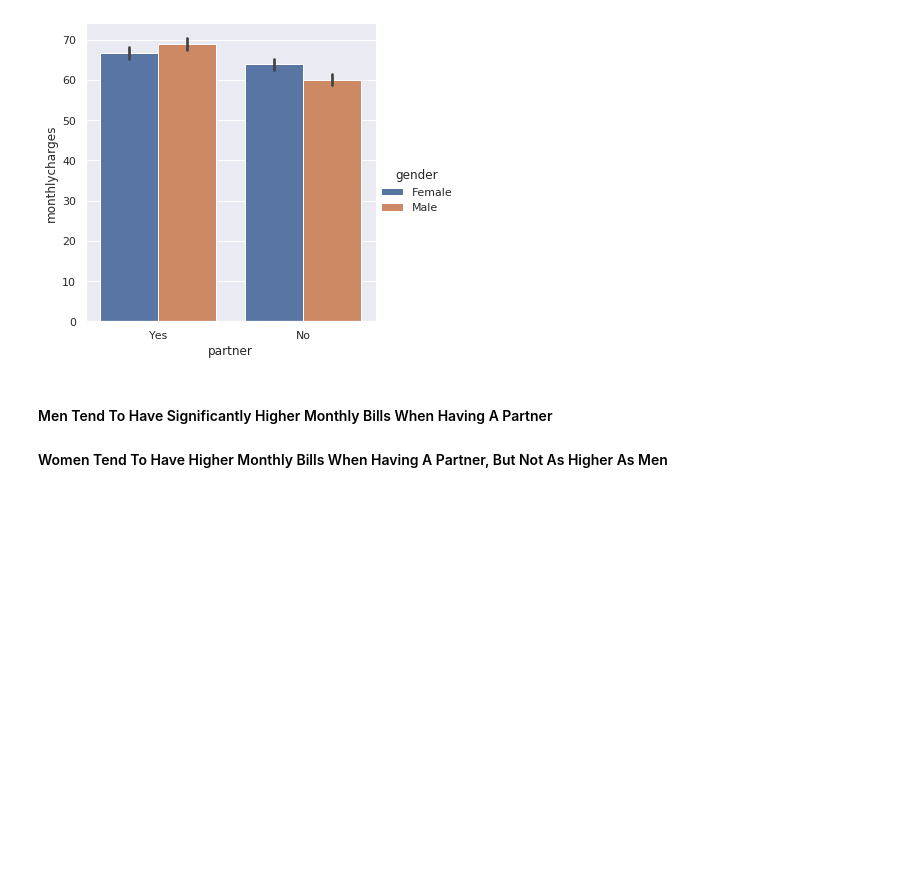
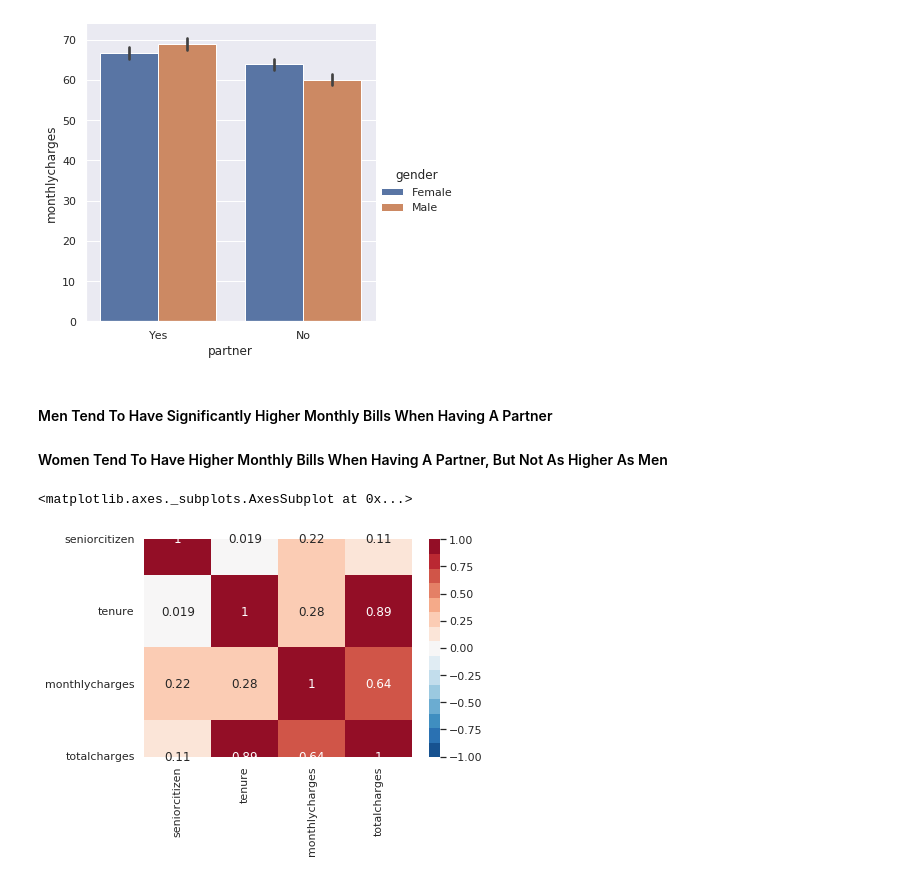
Before and after one commit to singhmanishh/telecom_churn, a Jupyter notebook: Telecom_Churn_EDA.ipynb, the cells around one changed output. Cells and saved outputs as stored; diff of their text form; code cells hidden in the pictures; blank space fills up the shorter version.

```diff
--- a/Telecom_Churn_EDA.ipynb
+++ b/Telecom_Churn_EDA.ipynb
@@ -146,3 +146,10 @@ sns.catplot(x="partner", y="monthlycharges", hue="gender", kind="bar", data=df)
 # %% [markdown]
 #### Men Tend To Have Significantly Higher Monthly Bills When Having A Partner
 #### Women Tend To Have Higher Monthly Bills When Having A Partner, But Not As Higher As Men
+# %%
+#plt.figure(figsize=(15, 8))
+sns.heatmap(df.corr(method='spearman'), annot=True, vmin=-1.0, vmax=1.0, cmap=sns.color_palette("RdBu_r", 15))
+#plt.show()
+# %% [output]
+<matplotlib.axes._subplots.AxesSubplot at 0x...>
+[figure, added]
```
